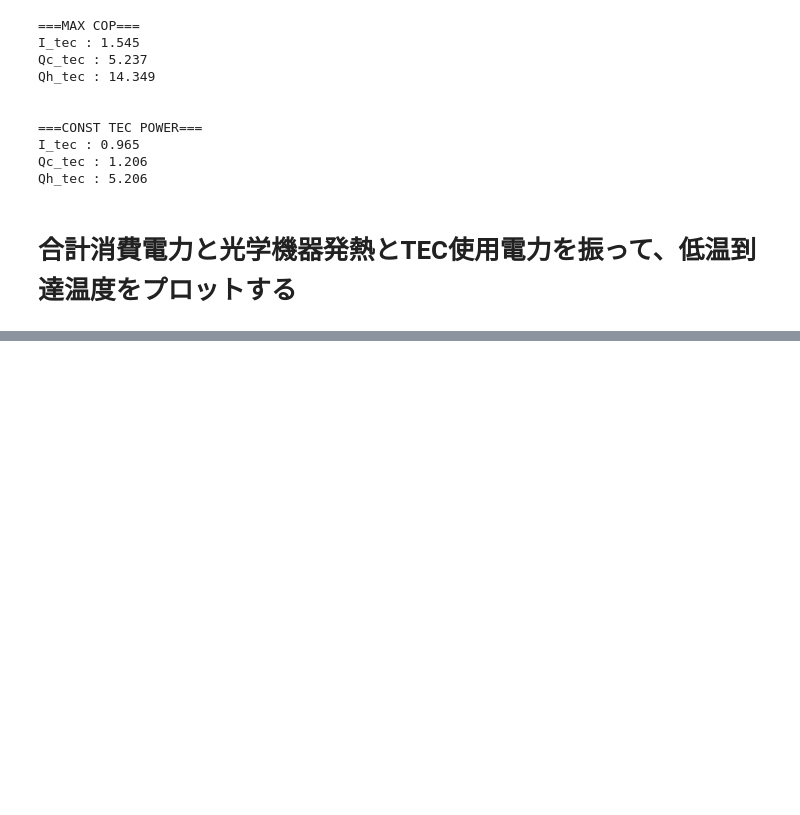
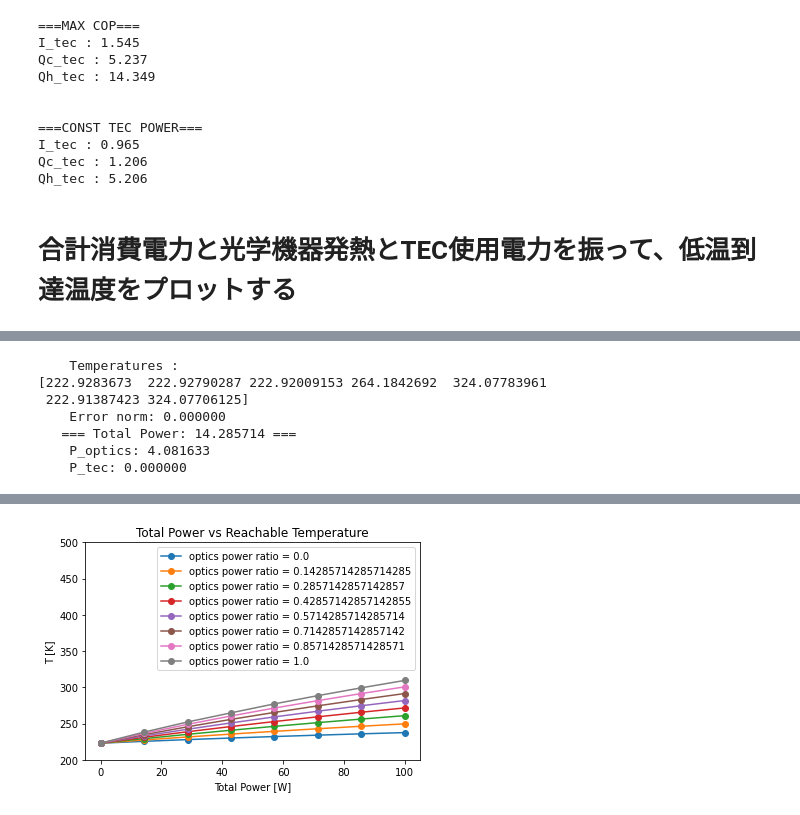
Before and after one commit to bluebeachkmt/simple_analysis, a Jupyter notebook: Thermal_Node_Analysis_model2.ipynb, the cells around one changed output, grey strips where cells are left out. Drawn from its saved outputs; the diff is of its cells as text; code cells hidden in the pictures; blank space fills up the shorter version.

```diff
--- a/Thermal_Node_Analysis_model2.ipynb
+++ b/Thermal_Node_Analysis_model2.ipynb
@@ -955,0 +958,72 @@ tec_power_ratio = np.linspace(0.0, 1.0, 8)
+# %%
+# 光学機器電力の比をとりあえず固定
+optics_power_ratio_4 = optics_power_ratio[4]
+# TECの比をとりあえず固定
+tec_power_ratio_4 = tec_power_ratio[0]
+
+# 光学機器の温度を格納するための配列
+T_opt_zero = np.zeros((len(optics_power_ratio), len(P_total)))
+
+# グラフの準備
+pyplot.title('Total Power vs Reachable Temperature')
+pyplot.xlabel('Total Power [W]')
+pyplot.ylabel('T [K]')
+
+# 光学機器の電力割合を振る
+for i in range(len(optics_power_ratio)):
+    print("==== Optics Ratio: %f ====" % optics_power_ratio[i])
+    # 合計消費電力を振る
+    for j in range(len(P_total)):
+
+        # 光学機器電力
+        P_optics = optics_power_ratio[i] * P_total[j]
+        # TEC使用電力
+        P_tec = tec_power_ratio_4 * (P_total[j]-P_optics)
+        # 計算で使うためにQgの0要素目にセットする
+        Qg[0] = P_optics
+        Qg[4] = P_total[j]-P_optics-P_tec
+
+        # 条件をアウトプット
+        print("   === Total Power: %f ===" % P_total[j])
+        print("    P_optics: %f" % P_optics)
+        print("    P_tec: %f" % P_tec)
+
+        # 非線形連立方程式の初期解をfor文で探すパターン
+        N_rand = 20
+        T_max = 350
+        T_min = 100
+        T_rand_arr = (T_max - T_min)*np.random.rand(N_rand, N_node)+T_min
+        # print(T_rand_arr[0])
+        # ノルムで最小値をセットする（ありえないくらい大きな値でセット）
+        min_norm=100
+        # まずは候補となりそうな初期解をざっくり見つける
+        for T_rand_arr_i in T_rand_arr:
+            result = optimize.root(func_const_power_tec, T_rand_arr_i, method="broyden1")
+            T_rand_result = result.x
+            norm = np.linalg.norm(func_const_power_tec(T_rand_result), ord=2)
+        #     print('Error: {}'.format(norm))
+            if norm < min_norm:
+                min_norm = norm
+                result_min_norm = result
+            # もしちゃんと収束していたら、ループを抜ける
+            if result.success == True:
+                result_min_norm = result
+                break
+        #     print(np.linalg.norm(func2(T_rand_result), ord=2))
+        #     print(T_rand_result)
+    #     print(result_min_norm.x)
+        T_opt_zero[i][j]=result_min_norm.x[0]
+        print("    Temperatures : ")
+        print(result_min_norm.x)
+        print("    Error norm: %f" % np.linalg.norm(func_const_power_tec(result_min_norm.x), ord=2))
+
+
+    # P vs Tのグラフを出力する
+    pyplot.plot(P_total, T_opt_zero[i],'o-', label = 'optics power ratio = {0}'.format(optics_power_ratio[i]))
+
+# グラフ範囲指定
+pyplot.ylim(200, 500)
+# 最後にグラフに出力する
+pyplot.legend()
+pyplot.show()
+# %% [output]
@@ -955,0 +1075,7 @@ tec_power_ratio = np.linspace(0.0, 1.0, 8)
+    Temperatures :
+[222.9283673  222.92790287 222.92009153 264.1842692  324.07783961
+ 222.91387423 324.07706125]
+    Error norm: 0.000000
+   === Total Power: 14.285714 ===
+    P_optics: 4.081633
+    P_tec: 0.000000
@@ -955,0 +1184 @@ tec_power_ratio = np.linspace(0.0, 1.0, 8)
+[figure, added]
```
Also changed, not shown: parts of 9 cells of this notebook.
